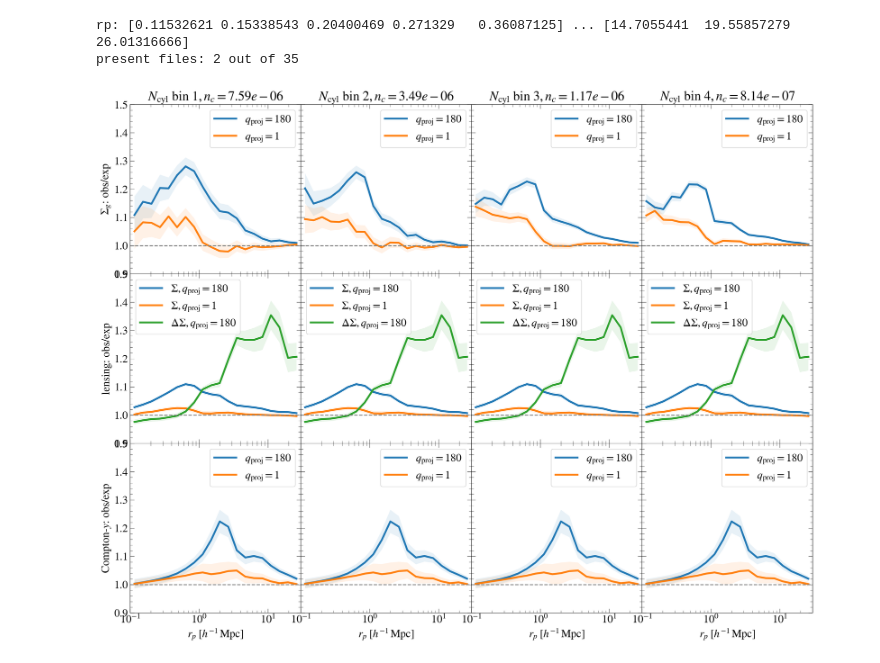
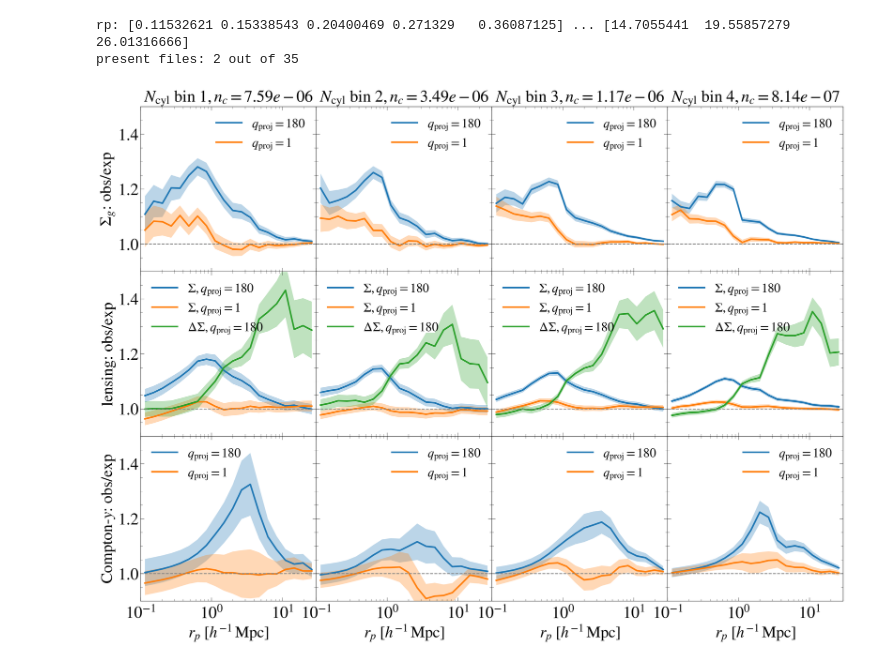
Before and after one commit to LeiAstro/projections_selection-bias_for_multi-wave_clusters_FLAMINGO, a Jupyter notebook: code/richness_selection_plot_add_data.ipynb, the cells around one changed output. Drawn from its saved outputs; the diff is of its cells as text; code cells hidden in the pictures.

Commit message:
bug with rich_bin = col

```diff
--- a/code/richness_selection_plot_add_data.ipynb
+++ b/code/richness_selection_plot_add_data.ipynb
@@ -187,6 +190,8 @@ for col in range(4):
 
 for row in range(3):
     for col in range(4):
+        rich_bin = col
+
         ax = axes[row, col]
         if row == 0:  # galaxy distribution
 
@@ -195,20 +200,19 @@ for row in range(3):
             # dS = 0.05 #### placeholder
 
             # ------ Set data ------
-            rich_bin = col
             # Sigma_g with gal_cats 1e-02; "sigg_ld" with gal_cats 1e-03
             y_sim = data["sigg_hd"]["bias_sim"][gal_idx_fixed, q_cyl_180, rich_bin, :]
             e_sim = data["sigg_hd"]["bias_sim_err"][gal_idx_fixed, q_cyl_180, rich_bin, :]
 
             line = ax.plot(rp, y_sim, lw=3, label=r"$q_{\rm proj}=180$")
-            ax.fill_between(rp, y_sim-e_sim, y_sim+e_sim, interpolate=True, facecolor=line[0].get_c(), alpha=0.1)
+            ax.fill_between(rp, y_sim-e_sim, y_sim+e_sim, interpolate=True, facecolor=line[0].get_c(), alpha=0.3)
 
 
             y_sim = data["sigg_hd"]["bias_sim"][gal_idx_fixed, q_cyl_1, rich_bin, :]
             e_sim = data["sigg_hd"]["bias_sim_err"][gal_idx_fixed, q_cyl_1, rich_bin, :]
 
             line = ax.plot(rp, y_sim, lw=3, label=r"$q_{\rm proj}=1$")
-            ax.fill_between(rp, y_sim-e_sim, y_sim+e_sim, interpolate=True, facecolor=line[0].get_c(), alpha=0.1)
+            ax.fill_between(rp, y_sim-e_sim, y_sim+e_sim, interpolate=True, facecolor=line[0].get_c(), alpha=0.3)
 
         if row == 1:  # lensing
 
@@ -216,42 +220,42 @@ for row in range(3):
             e_sim = data["Sigma"]["bias_sim_err"][gal_idx_fixed, q_cyl_180, rich_bin, :]
 
             line = ax.plot(rp, y_sim, lw=3, label=r"$\Sigma, q_{\rm proj}=180$")
-            ax.fill_between(rp, y_sim-e_sim, y_sim+e_sim, interpolate=True, facecolor=line[0].get_c(), alpha=0.1)
+            ax.fill_between(rp, y_sim-e_sim, y_sim+e_sim, interpolate=True, facecolor=line[0].get_c(), alpha=0.3)
 
 
             y_sim = data["Sigma"]["bias_sim"][gal_idx_fixed, q_cyl_1, rich_bin, :]
             e_sim = data["Sigma"]["bias_sim_err"][gal_idx_fixed, q_cyl_1, rich_bin, :]
 
             line = ax.plot(rp, y_sim, lw=3, label=r"$\Sigma, q_{\rm proj}=1$")
-            ax.fill_between(rp, y_sim-e_sim, y_sim+e_sim, interpolate=True, facecolor=line[0].get_c(), alpha=0.1)
+            ax.fill_between(rp, y_sim-e_sim, y_sim+e_sim, interpolate=True, facecolor=line[0].get_c(), alpha=0.3)
 
             y_sim = data["DS"]["bias_sim"][gal_idx_fixed, q_cyl_180, rich_bin, :]
             e_sim = data["DS"]["bias_sim_err"][gal_idx_fixed, q_cyl_180, rich_bin, :]
 
             line = ax.plot(rp, y_sim, lw=3, label=r"$\Delta\Sigma, q_{\rm proj}=180$") #no q=1 to avoid clutter
-            ax.fill_between(rp, y_sim-e_sim, y_sim+e_sim, interpolate=True, facecolor=line[0].get_c(), alpha=0.1)
+            ax.fill_between(rp, y_sim-e_sim, y_sim+e_sim, interpolate=True, facecolor=line[0].get_c(), alpha=0.3)
 
         if row == 2:  # SZ
 
             y_sim = data["cy"]["bias_sim"][gal_idx_fixed, q_cyl_180, rich_bin, :]
             e_sim = data["cy"]["bias_sim_err"][gal_idx_fixed, q_cyl_180, rich_bin, :]
 
 
             line = ax.plot(rp, y_sim, lw=3, label=r"$q_{\rm proj}=180$")
-            ax.fill_between(rp, y_sim-e_sim, y_sim+e_sim, interpolate=True, facecolor=line[0].get_c(), alpha=0.1)
+            ax.fill_between(rp, y_sim-e_sim, y_sim+e_sim, interpolate=True, facecolor=line[0].get_c(), alpha=0.3)
 
             y_sim = data["cy"]["bias_sim"][gal_idx_fixed, q_cyl_1, rich_bin, :]
             e_sim = data["cy"]["bias_sim_err"][gal_idx_fixed, q_cyl_1, rich_bin, :]
 
             line = ax.plot(rp, y_sim, lw=3, label=r"$q_{\rm proj}=1$")
-            ax.fill_between(rp, y_sim-e_sim, y_sim+e_sim, interpolate=True, facecolor=line[0].get_c(), alpha=0.1)
+            ax.fill_between(rp, y_sim-e_sim, y_sim+e_sim, interpolate=True, facecolor=line[0].get_c(), alpha=0.3)
 
         ax.axhline(1, c='gray', ls='--')
         ax.set_ylim(0.9, 1.5)
         ax.set_xlim(0.1, 30)
         ax.set_xscale('log')
         ax.legend()
         ax.grid(False)
-#plt.savefig('richness_selection.pdf')
+plt.savefig('../plots/richness_selection.pdf')
 # %% [output]
-[figure, old version]
+[figure, new version]
```
Also changed, not shown: parts of 1 cell of this notebook, 1 other file.
